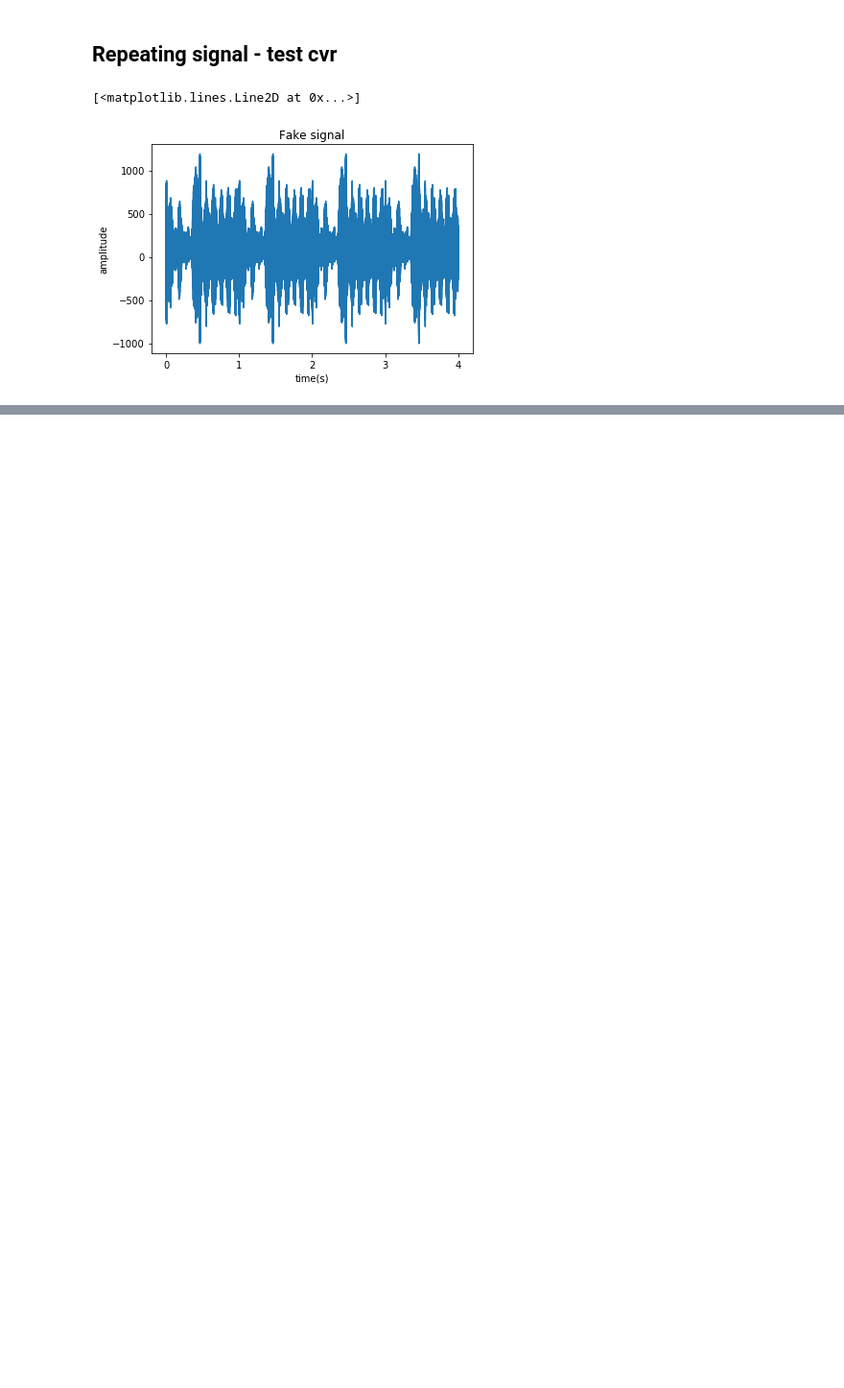
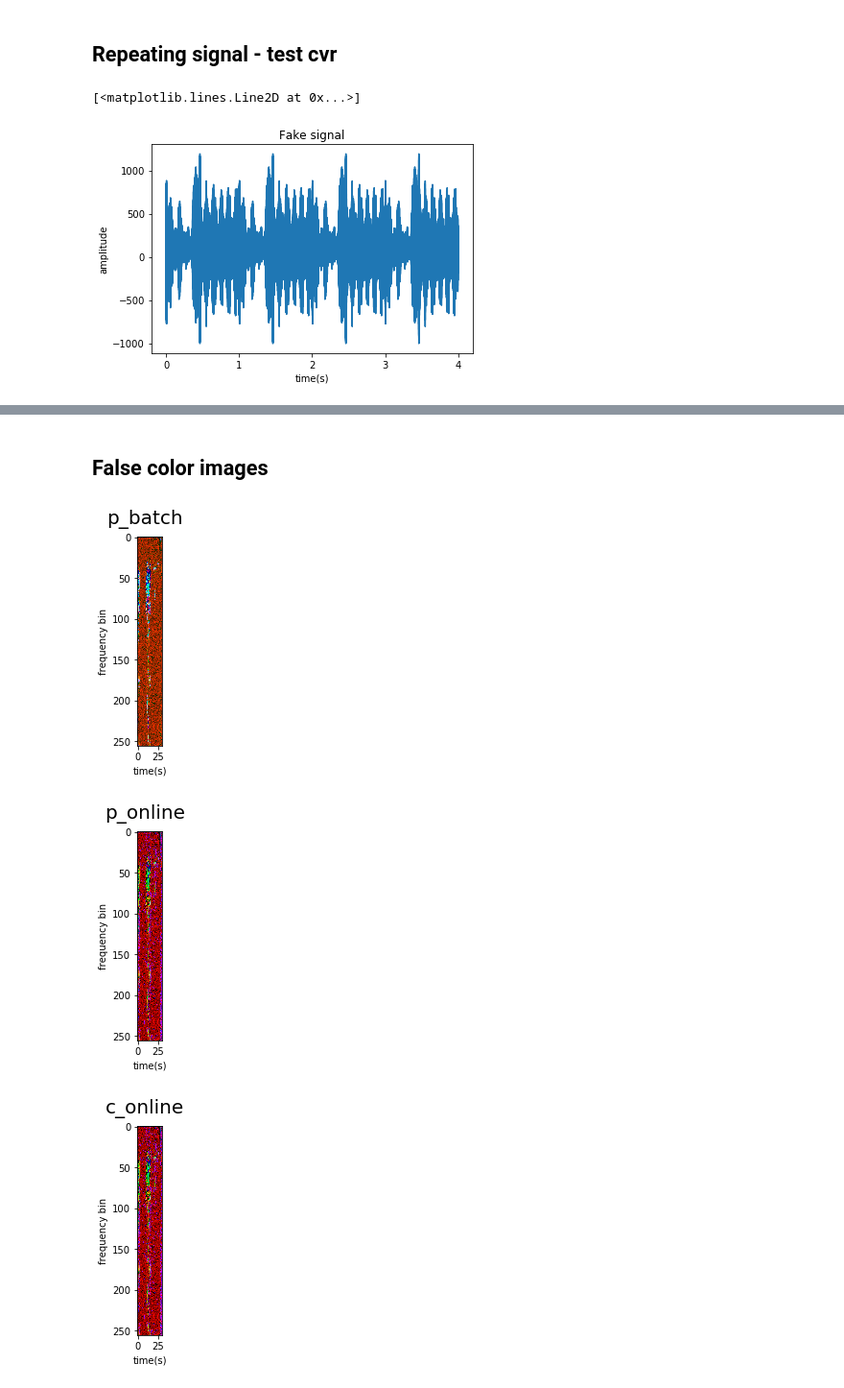
Before and after one commit to kwea123/acoustic-indices, a Jupyter notebook: 100_1030am_NewForest_Bee.ipynb, the cells around one changed output, grey strips where cells are left out. Shown: that part at 96% size. Cells and saved outputs as stored; diff of their text form; code cells hidden in the pictures; blank space fills up the shorter version.

```diff
--- a/100_1030am_NewForest_Bee.ipynb
+++ b/100_1030am_NewForest_Bee.ipynb
@@ -270,0 +298,22 @@ plot_comparison("CVR", cvr_matrix[t], cvr_matrix2[t], "batch", "online")
+# %%
+r1 = normalize(aci_matrix_p_batch,0.4,0.7,True)
+g1 = 1-normalize(h_t_matrix_p_batch,0.5,0.98,True)
+b1 = normalize(cvr_matrix_p_batch,0.0,0.3,True)
+
+r2 = normalize(aci_matrix_p_online,0.4,0.7,True)
+g2 = 1-normalize(h_t_matrix_p_online,0.5,0.98,True)
+b2 = normalize(cvr_matrix_p_online,0.0,0.3,True)
+
+r3 = normalize(aci_matrix_c_online,0.4,0.7,True)
+g3 = 1-normalize(h_t_matrix_c_online,0.5,0.98,True)
+b3 = normalize(cvr_matrix_c_online,0.0,0.3,True)
+# %% [markdown]
+<h2> False color images </h2>
+# %%
+false_img("p_batch",r1,g1,b1)
+false_img("p_online",r2,g2,b2)
+false_img("c_online",r3,g3,b3)
+# %% [output]
+[figure, added]
+[figure, added]
+[figure, added]
```
Also changed, not shown: parts of 21 cells of this notebook.
